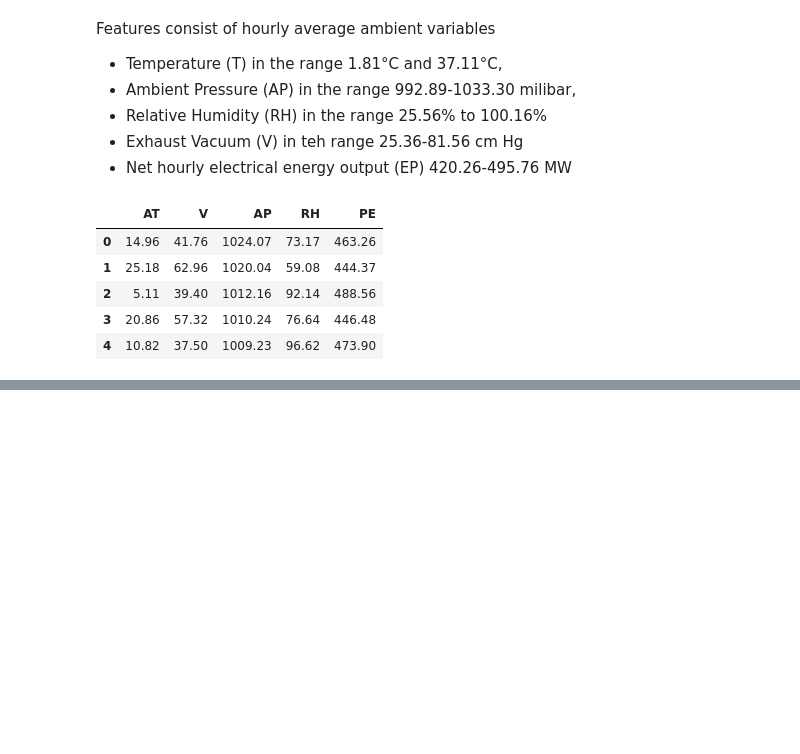
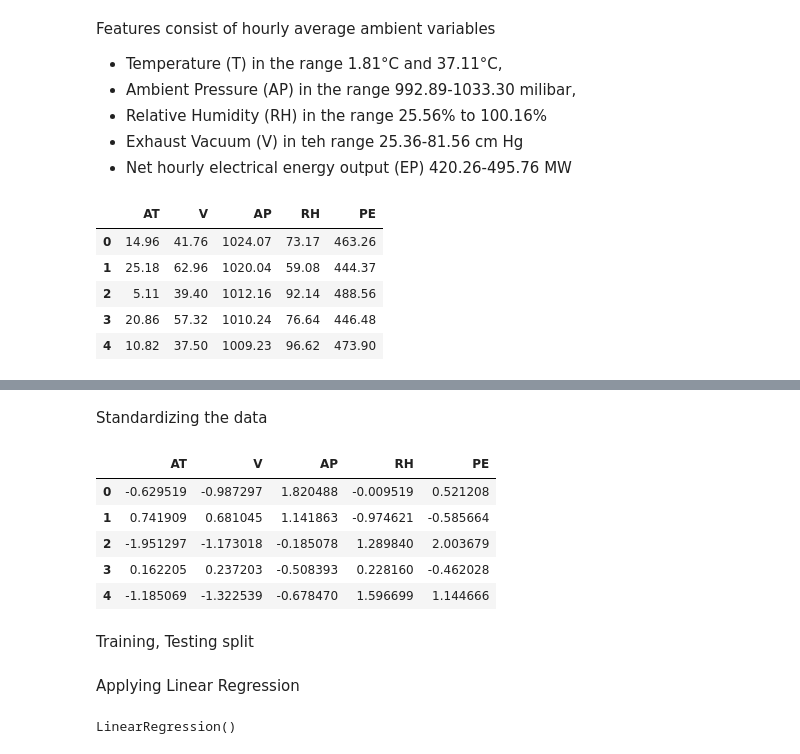
Before and after one commit to gsankarvg/Pattern-Rec---LC1, a Jupyter notebook: q7.ipynb, the cells around one changed output, grey strips where cells are left out. Drawn from its saved outputs; the diff is of its cells as text; code cells hidden in the pictures; blank space fills up the shorter version.

```diff
--- a/q7.ipynb
+++ b/q7.ipynb
@@ -19,0 +84,18 @@ ccpp.head()
+# %% [markdown]
+Standardizing the data
+# %%
+from sklearn.preprocessing import StandardScaler
+
+scaler = StandardScaler()
+ccpp_scaled = scaler.fit_transform(ccpp)
+ccpp_scaled = pd.DataFrame(ccpp_scaled,columns=['AT', 'V', 'AP', 'RH', 'PE'])
+ccpp_scaled.head()
+# %% [output]
+|  | AT | V | AP | RH | PE |
+| 0 | -0.629519 | -0.987297 | 1.820488 | -0.009519 | 0.521208 |
+| 1 | 0.741909 | 0.681045 | 1.141863 | -0.974621 | -0.585664 |
+| 2 | -1.951297 | -1.173018 | -0.185078 | 1.289840 | 2.003679 |
+| 3 | 0.162205 | 0.237203 | -0.508393 | 0.228160 | -0.462028 |
+| 4 | -1.185069 | -1.322539 | -0.678470 | 1.596699 | 1.144666 |
+# %% [markdown]
+Training, Testing split
@@ -19,0 +108,10 @@ ccpp.head()
+# %% [markdown]
+Applying Linear Regression
+# %%
+from sklearn.linear_model import LinearRegression
+from sklearn.metrics import r2_score,mean_squared_error, mean_absolute_error
+
+linear_regression = LinearRegression()
+linear_regression.fit(X_train,y_train)
+# %% [output]
+LinearRegression()
```
Also changed, not shown: parts of 17 cells of this notebook, 5 other files.
